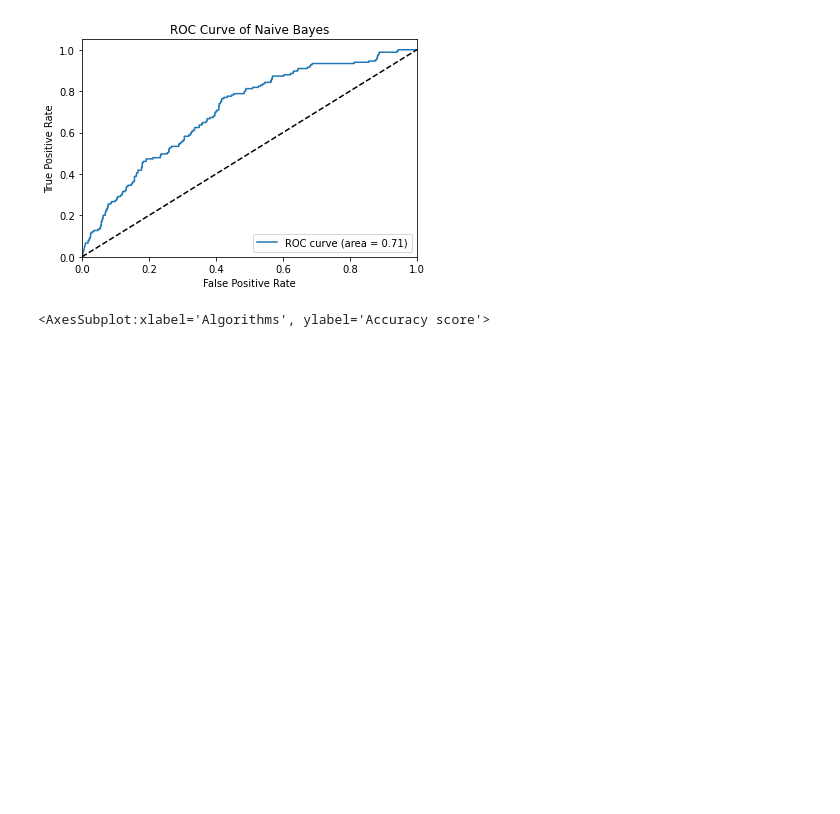
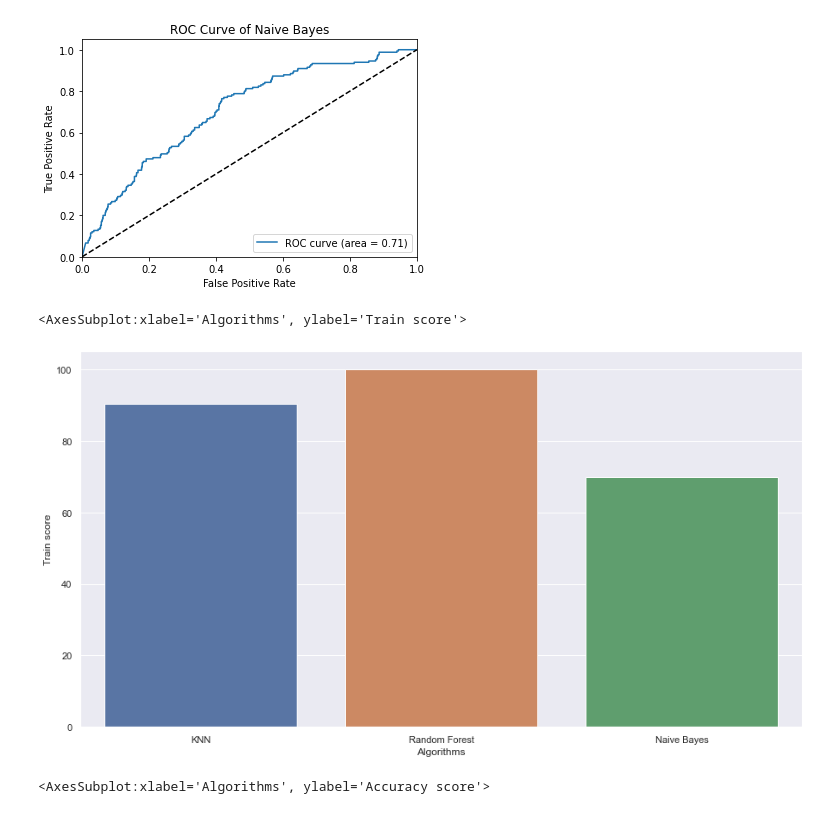
Before and after one commit to Anil-account/Heart-Disease-Prediction, a Jupyter notebook: project.ipynb, the cells around one changed output. Drawn from its saved outputs; the diff is of its cells as text; code cells hidden in the pictures; blank space fills up the shorter version.

```diff
--- a/project.ipynb
+++ b/project.ipynb
@@ -517,4 +517,15 @@ plt.legend(loc="lower right")
 plt.show()
 # %% [output]
 [figure]
+# %%
+# Visualization of different train accuracy of machine learning algorithms in barchart
+algorithms = ["KNN", "Random Forest", "Naive Bayes"]
+scores = [train_score_knn, train_score_rf, train_score_nv]
+sns.set(rc={'figure.figsize':(15,8)})
+plt.xlabel("Algorithms")
+plt.ylabel("Train score")
+sns.barplot(algorithms,scores)
+# %% [output]
+<AxesSubplot:xlabel='Algorithms', ylabel='Train score'>
+[figure, added]
 # %%
```
Also changed, not shown: parts of 6 cells of this notebook.
